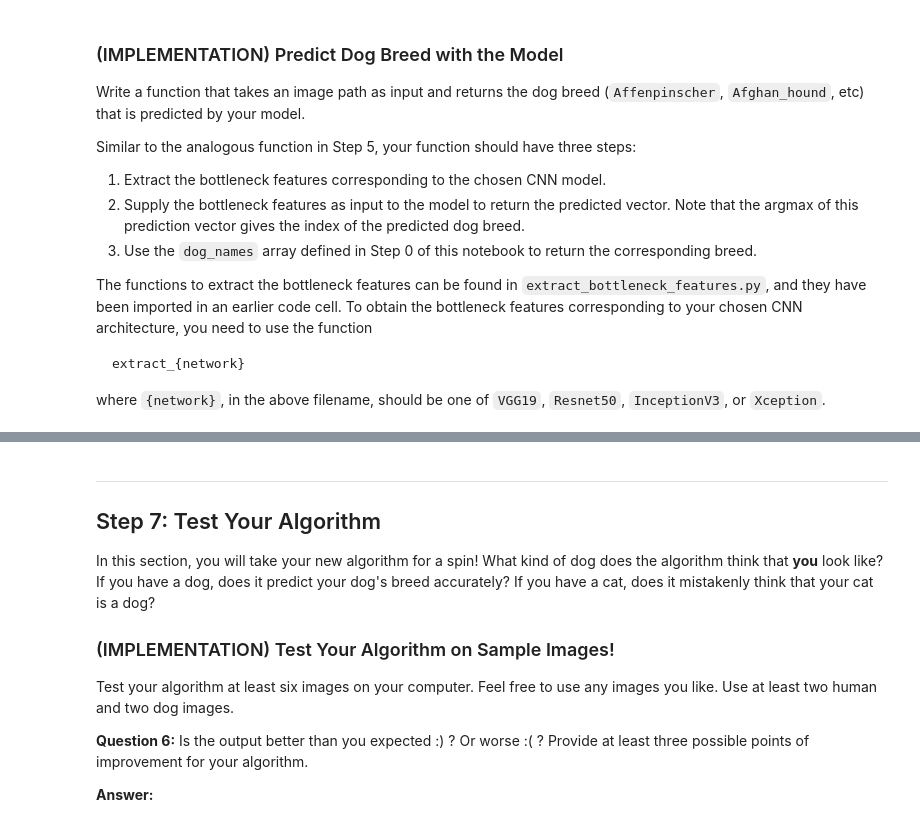
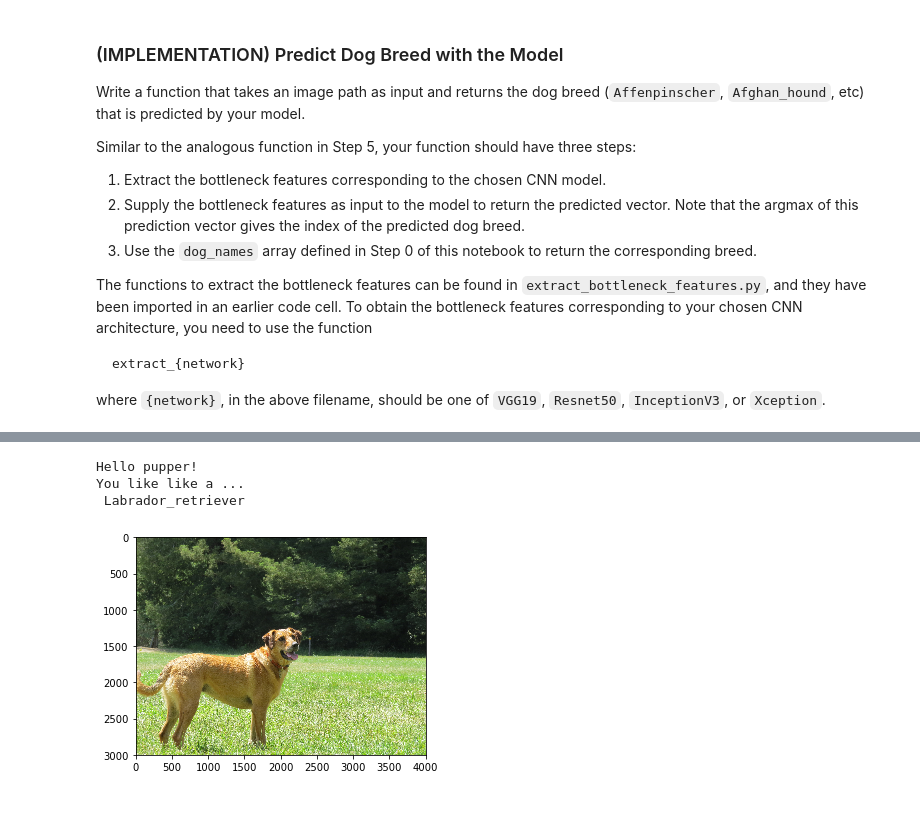
Before and after one commit to smins/dog-project, a Jupyter notebook: dog_app.ipynb, the cells around one changed output, grey strips where cells are left out. Drawn from its saved outputs; the diff is of its cells as text; code cells hidden in the pictures.

```diff
--- a/dog_app.ipynb
+++ b/dog_app.ipynb
@@ -654,9 +672,3 @@ Total params: 532,997.0
 Trainable params: 532,997.0
 Non-trainable params: 0.0
 _________________________________________________________________
-# %%
-# DELETE THIS CELL AFTER COMPARE
-resnet_model = Sequential()
-resnet_model.add(GlobalAveragePooling2D(input_shape=train_resnet50.shape[1:]))
-resnet_model.add(Dense(133, activation='softmax'))
-resnet_model.summary()
@@ -751,6 +751,16 @@ where `{network}`, in the above filename, should be one of `VGG19`, `Resnet50`,
 # %%
 ### TODO: Write a function that takes a path to an image as input
 ### and returns the dog breed that is predicted by the model.
+from bottleneck_features.extract_bottleneck_features import *
+
+# Predicts a breed from a passed image path using the transferred resnet50 model
+def resnet50_predict_breed(img_path):
+    # Use resnet50 extractor
+    bottleneck_feature = extract_Resnet50(path_to_tensor(img_path))
+    # Use our transfer model to make the prediction
+    predicted_vector = resnet_model.predict(bottleneck_feature)
+    # return dog breed that is predicted by the model
+    return dog_names[np.argmax(predicted_vector)]
 # %% [markdown]
 ---
 <a id='step6'></a>
@@ -771,0 +818,11 @@ Some sample output for our algorithm is provided below, but feel free to design
+# %%
+# Prepare a test set of images
+# Use raw strings
+dog1 = r'test_images\nyx1.png'
+dog2 = r'test_images\golden_retriever.png'
+dog3 = r'test_images\border_collie.png'
+human1 = r'test_images\barack-obama-12782369-1-402.png'
+human2 = r'test_images\Kyle-cassidy-neil-gaiman-April-2013.png'
+human3 = r'test_images\16_abraham_lincoln[1].png'
+bridge = r'test_images\golden_gate_bridge.png'
+tree = r'test_images\snowy_tree.png'
@@ -772,17 +851,6 @@ Some sample output for our algorithm is provided below, but feel free to design
 # %%
-### TODO: Write your algorithm.
-### Feel free to use as many code cells as needed.
+## TODO: Execute your algorithm from Step 6 on
+## at least 6 images on your computer.
+## Feel free to use as many code cells as needed.
+
+test_img_paths = [dog1, dog2, dog3, human1, human2, human3, bridge, tree]
-# %% [markdown]
----
-<a id='step7'></a>
-## Step 7: Test Your Algorithm
-
-In this section, you will take your new algorithm for a spin!  What kind of dog does the algorithm think that __you__ look like?  If you have a dog, does it predict your dog's breed accurately?  If you have a cat, does it mistakenly think that your cat is a dog?
-
-### (IMPLEMENTATION) Test Your Algorithm on Sample Images!
-
-Test your algorithm at least six images on your computer.  Feel free to use any images you like.  Use at least two human and two dog images.
-
-__Question 6:__ Is the output better than you expected :) ?  Or worse :( ?  Provide at least three possible points of improvement for your algorithm.
-
-__Answer:__
@@ -792,0 +857,8 @@ __Answer:__
+# %%
+# Test 1 - Dog, Labrador Mix
+image_predictor(test_img_paths[0])
+# %% [output]
+Hello pupper!
+You like like a ...
+ Labrador_retriever
+[figure, added]
```
Also changed, not shown: parts of 22 cells of this notebook, 12 other files.
